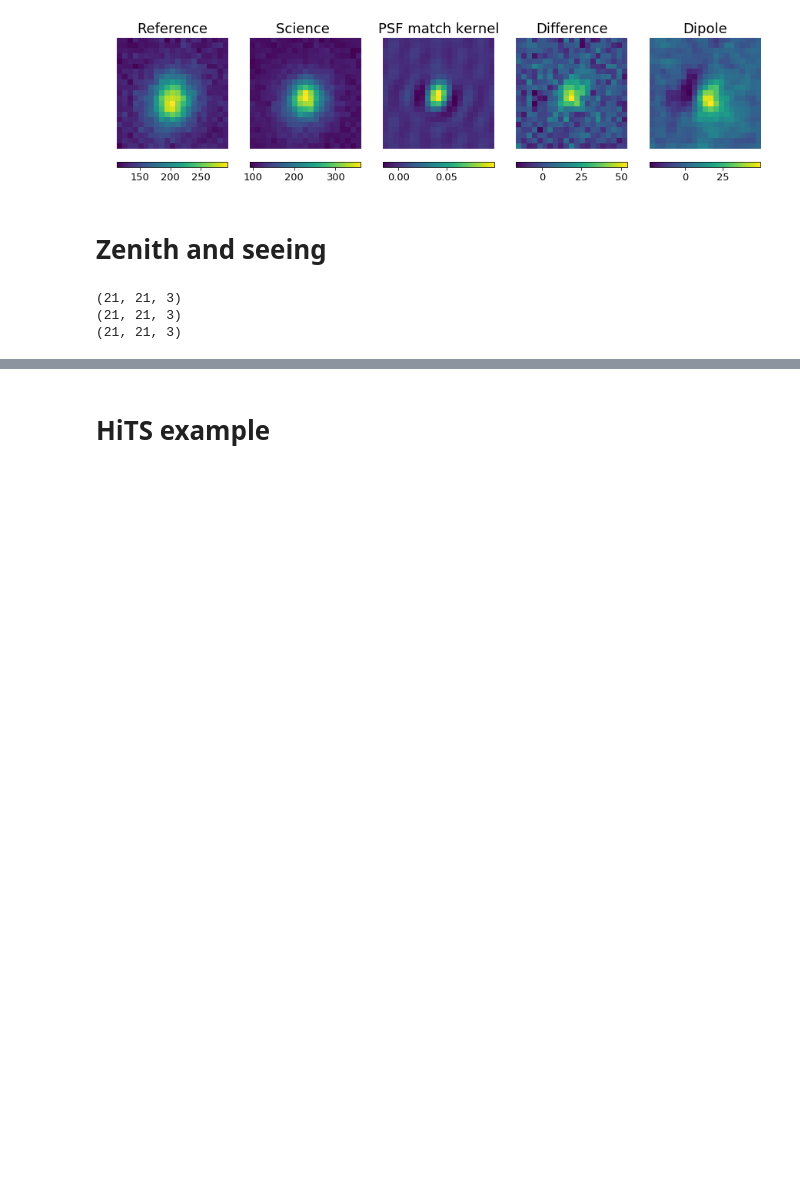
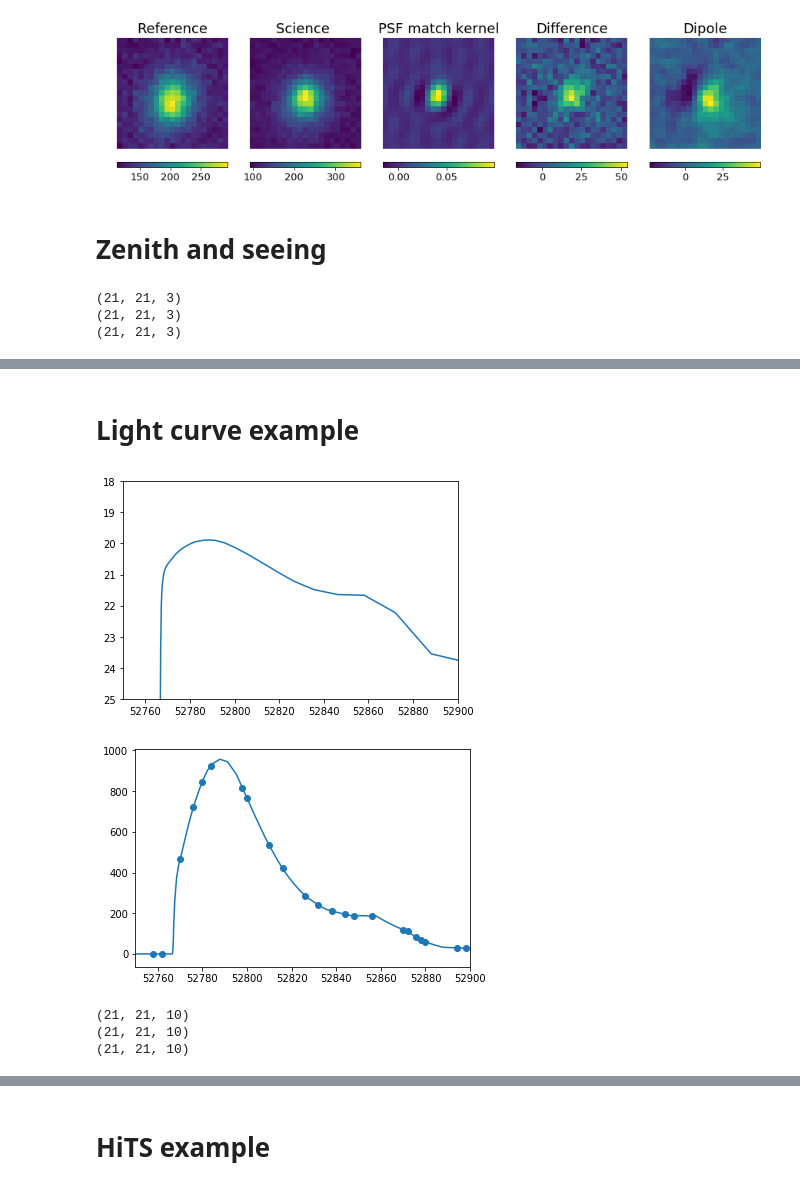
Before and after one commit to rodrigcd/thesis_plots, a Jupyter notebook: Chapter_2_astronomy.ipynb, the cells around one changed output, grey strips where cells are left out. Drawn from its saved outputs; the diff is of its cells as text; code cells hidden in the pictures; blank space fills up the shorter version.

Commit message:
photometry example

```diff
--- a/Chapter_2_astronomy.ipynb
+++ b/Chapter_2_astronomy.ipynb
@@ -479,0 +480,2 @@ plt.show()
+# %% [markdown]
+# Light curve example
@@ -479,0 +489,52 @@ plt.show()
+# %%
+mjd_days = np.arange(start=52721, stop=52721+200, step=0.05)
+bands = ["g", "r", "i"]
+bands_per_day = []
+band_count = 0
+while band_count < len(mjd_days):
+    for b in bands:
+        bands_per_day.append(b)
+        band_count += 1
+        if band_count >= len(mjd_days):
+            break
+days_per_band = {}
+for b in bands:
+    days_per_band[b] = mjd_days[np.where(np.array(bands_per_day)==b)[0]]
+# %%
+def mag_to_flux(mag, zp, texp):
+    flux = texp*10**((zp-mag)/2.5)
+    return flux
+# %%
+np.random.seed(0)
+random_samples = []
+day_gap = 4
+mjd = days_per_band["g"]
+for i in range(10):
+    consecutive_days = np.arange(start=52750+day_gap, stop=52770+day_gap, step=2)
+    samples_within_gap = np.random.choice(consecutive_days, replace=False, size=3)
+    for d in samples_within_gap:
+        random_samples.append(np.argmin(np.abs(mjd-d)))
+    day_gap += 20
+
+random_samples = np.array(random_samples)
+b = "g"
+plt.plot(days_per_band[b], curve_selection["Type II"]["curves"][14]["g"]-2)
+plt.ylim([25, 18])
+plt.xlim([52750, 52900])
+plt.show()
+
+b = "g"
+plt.plot(days_per_band[b], mag_to_flux(curve_selection["Type II"]["curves"][14]["g"], 24.5, 86.0))
+plt.scatter(days_per_band[b][random_samples], mag_to_flux(curve_selection["Type II"]["curves"][14]["g"], 24.5, 86.0)[random_samples])
+#plt.ylim([25, 18])
+plt.xlim([52750, 52900])
+plt.show()
+
+dense_curve = {"x": days_per_band[b], "y":mag_to_flux(curve_selection["Type II"]["curves"][14]["g"], 24.5, 86.0)}
+sampled_curve = {"x": days_per_band[b][random_samples], "y":mag_to_flux(curve_selection["Type II"]["curves"][14]["g"], 24.5, 86.0)[random_samples]}
+
+order_index = np.argsort(sampled_curve["x"])
+sampled_curve = {"x": sampled_curve["x"][order_index], "y": sampled_curve["y"][order_index]}
+# %% [output]
+[figure, added]
+[figure, added]
@@ -479,0 +551,16 @@ plt.show()
+# %%
+image, gal_image, psf = stamp_factory.createLightCurveImages(counts=counts_for_image,
+                                                             seeing=seeing,
+                                                             airmass=None,
+                                                             sky_counts=sky_counts,
+                                                             exp_time=exp_time,
+                                                             zero_point=zero_point,
+                                                             redshift=redshift,
+                                                             with_galaxy=with_galaxy)
+print(image["g"].shape)
+print(gal_image["g"].shape)
+print(psf["g"].shape)
+# %% [output]
+(21, 21, 10)
+(21, 21, 10)
+(21, 21, 10)
```
Also changed, not shown: parts of 10 cells of this notebook, 7 other files.
